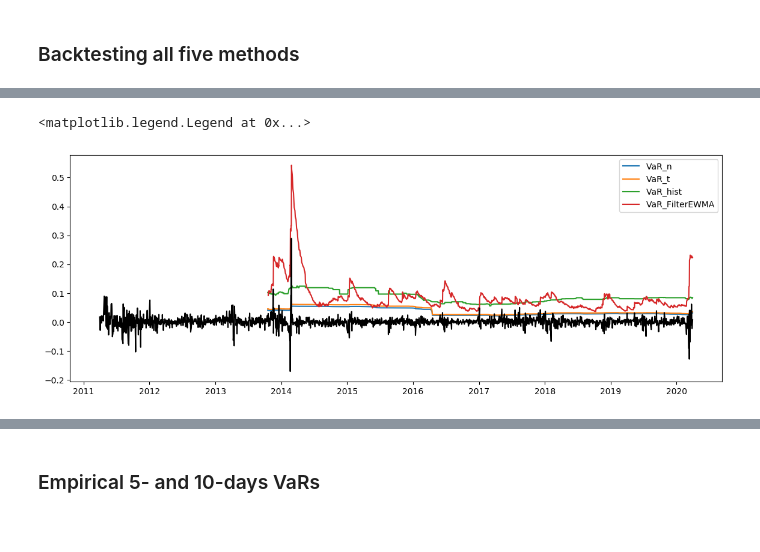
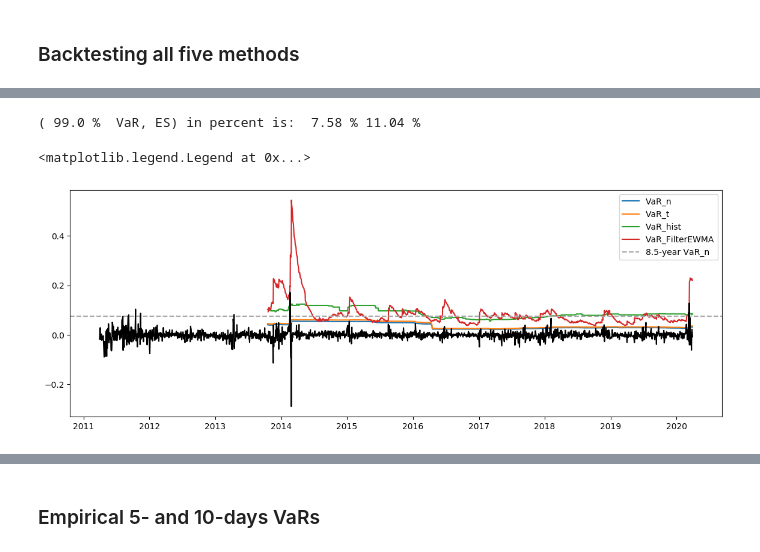
Before and after one commit to AnnaMariaAngelova/QRM2020, a Jupyter notebook: QRM_v02.ipynb, the cells around one changed output, grey strips where cells are left out. Saved outputs shown, nothing was run; the diff lists cells and outputs as text; code cells hidden in the pictures.

```diff
--- a/QRM_v02.ipynb
+++ b/QRM_v02.ipynb
@@ -1617,41 +1664,44 @@ df_prices_minus20
 def fnVaR_FilterEWMA(
     dfData, weights, ewma_con, alpha, lookback, percent, initial_investment
 ):
-    returns = dfData.iloc[:, :-1]
+    returns = dfData.iloc[:, :]
     print(returns.shape)
-    tVar = np.zeros((lookback * 250 + 100 + 1, 5))
+    tVar = np.zeros((lookback // 250*250 + 100 + 1, 7))
     alpha = alpha * 100
     ##calculate variance at day-100 using the previous days
-    for i in range(5):
-        tVar[0, i] = returns.iloc[-(lookback * 250 + 101), i]
+    for i in range(7):
+        tVar[0, i] = returns.iloc[-(lookback//250 * 250 + 101), i]
 
     # calculate first 100 days volatility
-    for i in range(5):
+    for i in range(7):
         for j in range(100):
             tVar[1 + j, i] = (
                 ewma_con * tVar[1 + j - 1, i]
-                + (1 - ewma_con) * returns.iloc[-(lookback * 250 + 100) + j - 1, i] ** 2
+                + (1 - ewma_con) * returns.iloc[-(lookback//250*250  + 100) + j - 1, i] ** 2
             )
     # print(tVar)
-    Z_matrix = np.zeros((500, 5))
-    R_matrix = np.zeros((500, 5))
+    Z_matrix = np.zeros((500, 7))
+    R_matrix = np.zeros((500, 7))
     VaR_all = np.zeros(5)
     ES_all = np.zeros(5)
     # calculate first 500 days Z values and use them to approximate the VaR and ES on the 501th day
-    for i in range(5):
+    for i in range(7):
         for j in range(500):
             tVar[101 + j, i] = (
                 ewma_con * tVar[101 + j - 1, i]
-                + (1 - ewma_con) * returns.iloc[-(lookback * 250) + j - 1, i] ** 2
+                + (1 - ewma_con) * returns.iloc[-(lookback//250 * 250) + j - 1, i] ** 2
             )
-            Z_matrix[j, i] = returns.iloc[-(lookback * 250 + 100) + j, i] / sc.sqrt(
+            Z_matrix[j, i] = returns.iloc[-(lookback//250 * 250 + 100) + j, i] / sc.sqrt(
                 tVar[101 + j, i]
             )
             new_sigma = sc.sqrt(
                 ewma_con * tVar[101 + j, i]
-                + (1 - ewma_con) * returns.iloc[-(lookback * 250) + j, i] ** 2
+                + (1 - ewma_con) * returns.iloc[-(lookback//250 * 250) + j, i] ** 2
             )
             R_matrix[:, i] = Z_matrix[:, i] * new_sigma
+    R_matrix[:,0] = R_matrix[:,0] + R_matrix[:,-2]
+    R_matrix[:,4] = R_matrix[:,4] + R_matrix[:,-1]
+    for i in range(5):
             # print(new_sigma)
         VaR_all[i] = -sc.percentile(R_matrix[:, i], alpha)
         ES_list = [x for x in R_matrix[:, i] if x < -VaR_all[i]]
@@ -1997,5 +1992,5 @@ df_prices
 # %%
-def fnRollingVaR(dfData, weights, alpha, lookback, sm_const, df,percent=[True,0.975]):
+def fnRollingVaR(dfData, data2,weights, alpha, lookback, sm_const, df,percent=[True,0.975]):
     '''
     purpose:
         calculate VaR with a rolling window
@@ -2009,7 +2004,7 @@ def fnRollingVaR(dfData, weights, alpha, lookback, sm_const, df,percent=[True,0.
     output
         dfVaR, dataframe of VaR for every day
     '''
-    windowsize= lookback*250+101
+    windowsize= lookback+101
     N= len(dfData)-windowsize
     dfVaR= pd.DataFrame(np.zeros((N,10)))
     dfVaR.index = dfData.index[windowsize:]
@@ -2023,7 +2018,7 @@ def fnRollingVaR(dfData, weights, alpha, lookback, sm_const, df,percent=[True,0.
         dfVaR.iloc[i,0], dfVaR.iloc[i,1]= fnVaR_n(DataTemp, weights, alpha, lookback,percent,initial_investment )
         dfVaR.iloc[i,2], dfVaR.iloc[i,3]= fnVaR_t(DataTemp, weights,lookback,df, alpha, percent,initial_investment)
         dfVaR.iloc[i,4], dfVaR.iloc[i,5]= fnVaR_hist(DataTemp, weights, alpha, lookback, percent,initial_investment)
-        dfVaR.iloc[i,6], dfVaR.iloc[i,7]= fnVaR_FilterEWMA(DataTemp, weights,sm_const, alpha, lookback, percent,initial_investment)
-        #dfVaR.iloc[i,8], dfVaR.iloc[i,9]= fnVaR_GARCH(df_prices, weights, alpha, lookback, percent,initial_investment)
+        dfVaR.iloc[i,6], dfVaR.iloc[i,7]= fnVaR_FilterEWMA(data2.iloc[0+i:windowsize+i,:], weights,sm_const, alpha, lookback, percent,initial_investment)
+        #dfVaR.iloc[i,8], dfVaR.iloc[i,9]= fnVaR_GARCH(df_prices2,df_prices, weightss, alpha, lookback, percent,initial_investment)
 
     return dfVaR
@@ -2032,3 +2025,3 @@ def fnRollingVaR(dfData, weights, alpha, lookback, sm_const, df,percent=[True,0.
 # %%
-df = fnRollingVaR(df_prices, weights, 0.01, 2, 0.94, 5, percent=[True, 0.99])
+df = fnRollingVaR(df_prices,df_prices2, weights, 0.01, 500, 0.94, 5, percent=[True, 0.99])
 # %% [output]
@@ -2103,17 +2077,20 @@ df.tail()
 # %%
 from pandas.plotting import register_matplotlib_converters
 register_matplotlib_converters()
 lLegend= list(df.columns[0:-2:2])
-#lLegend.append("10-year VaR_n")
+lLegend.append("8.5-year VaR_n")
+ten_year_normal = fnVaR_n(df_prices, weights, 0.01, 8, [True, 0.99], initial_investment)[0]
+
 
 plt.figure(figsize=(14,5),dpi=100)
 plt.plot_date(df.index, df.iloc[:,0:-2:2], linestyle="-", markersize= 0)
-#plt.axhline(VaR_n, color= 'm', linestyle= "--")
-plt.plot_date(df_prices.index, df_prices['portfolio_return'], linestyle="-", markersize= 0, color= 'k')
+plt.axhline(y=ten_year_normal, color= '#A9A9A9', linestyle= "--")
+plt.plot_date(df_prices.index, -df_prices['portfolio_return'], linestyle="-", markersize= 0, color= 'k')
 plt.legend(lLegend)
 # %% [output]
-<matplotlib.legend.Legend at 0x...>
+( 99.0 %  VaR, ES) in percent is:  7.58 % 11.04 %
+<matplotlib.legend.Legend at 0x...>
-[figure, old version]
+[figure, new version]
 # %%
 dfData = df_prices
 dfVaR = df
```
Also changed, not shown: parts of 70 cells of this notebook.
